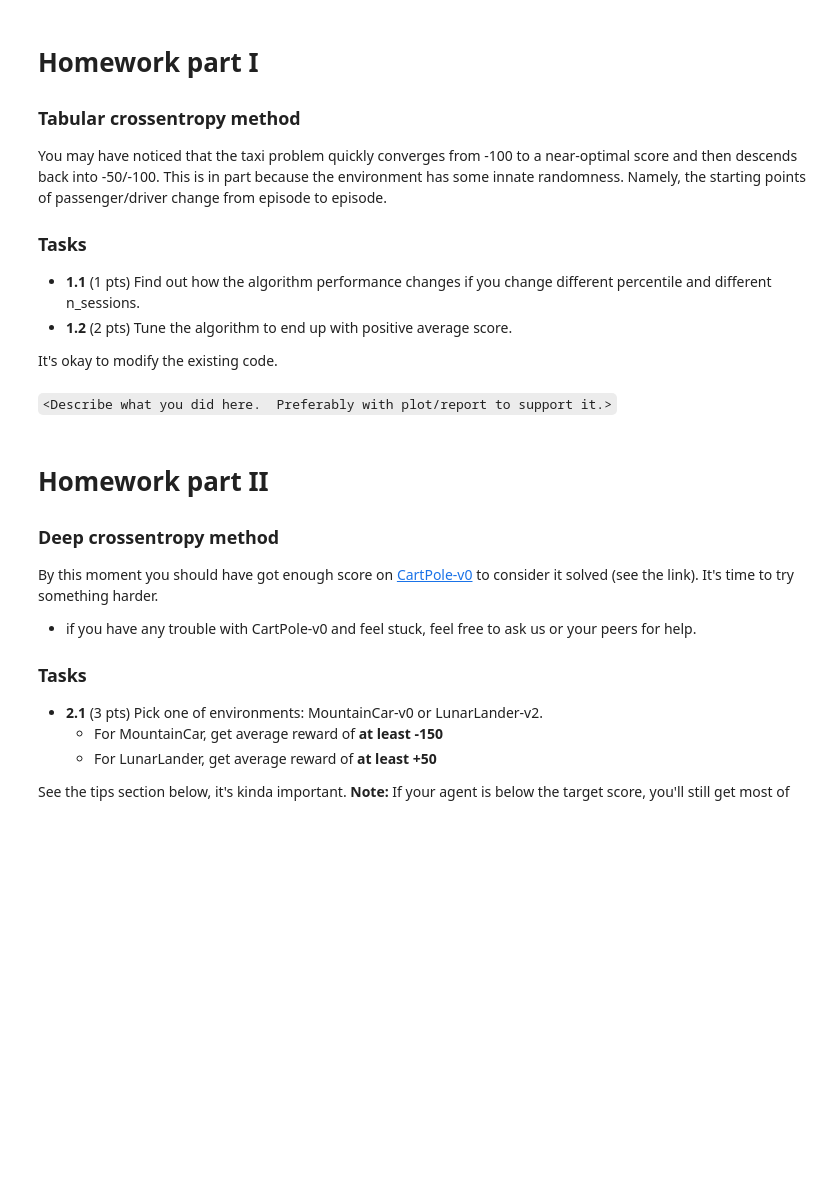
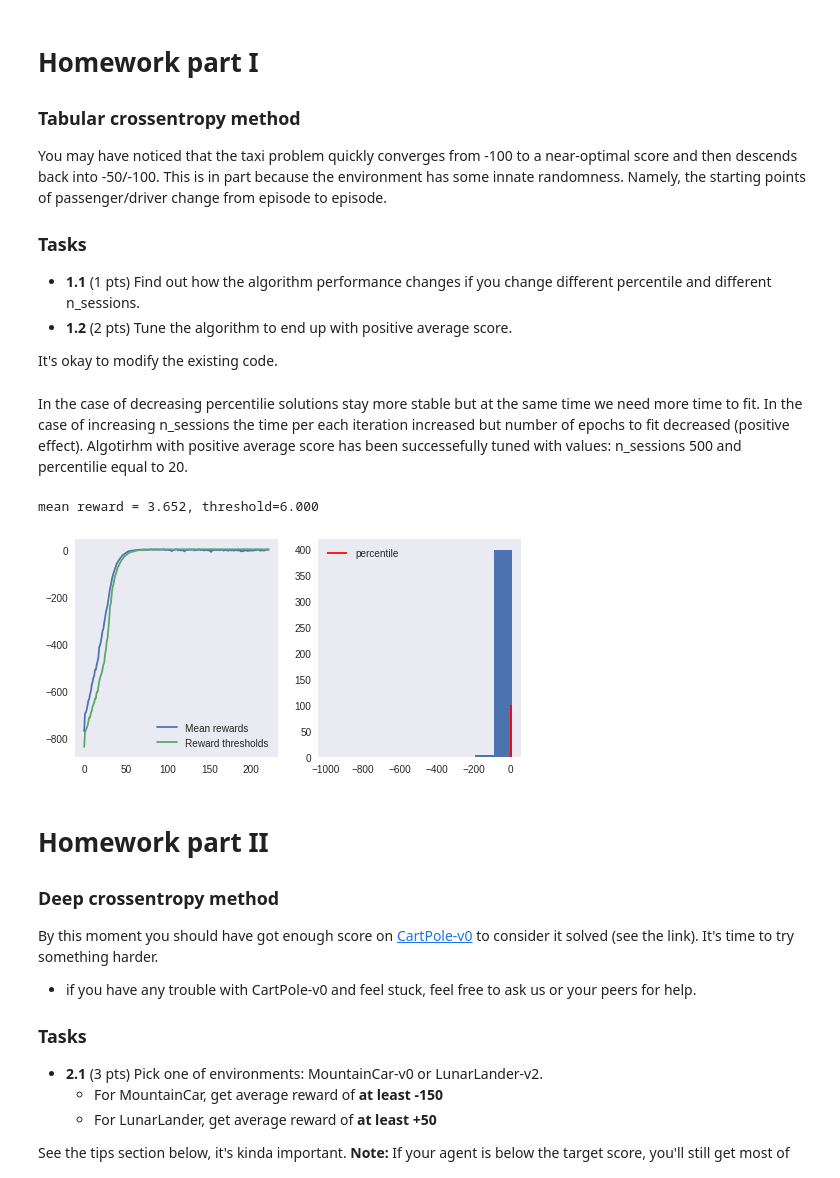
Before and after one commit to dimaischenko/Practical_RL, a Jupyter notebook: week01_intro/crossentropy_method.ipynb, the cells around one changed output. Cells and saved outputs as stored; diff of their text form; code cells hidden in the pictures; blank space fills up the shorter version.

````diff
--- a/week01_intro/crossentropy_method.ipynb
+++ b/week01_intro/crossentropy_method.ipynb
@@ -380,8 +414,13 @@ You may have noticed that the taxi problem quickly converges from -100 to a near
 - __1.2__ (2 pts) Tune the algorithm to end up with positive average score.
 
 It's okay to modify the existing code.
-# %% [markdown]
-```<Describe what you did here.  Preferably with plot/report to support it.>```
+# %% [markdown]
+In the case of decreasing percentilie solutions stay more stable but at the same time we need more time to fit. In the case of increasing n_sessions the time per each iteration increased but number of epochs to fit decreased (positive effect). Algotirhm with positive average score has been successefully tuned with values: n_sessions 500 and percentilie equal to 20.
+# %%
+show_progress(rewards_batch, log)
+# %% [output]
+mean reward = 3.652, threshold=6.000
+[figure, added]
 # %% [markdown]
 # Homework part II
 
````
Also changed, not shown: parts of 13 cells of this notebook.
